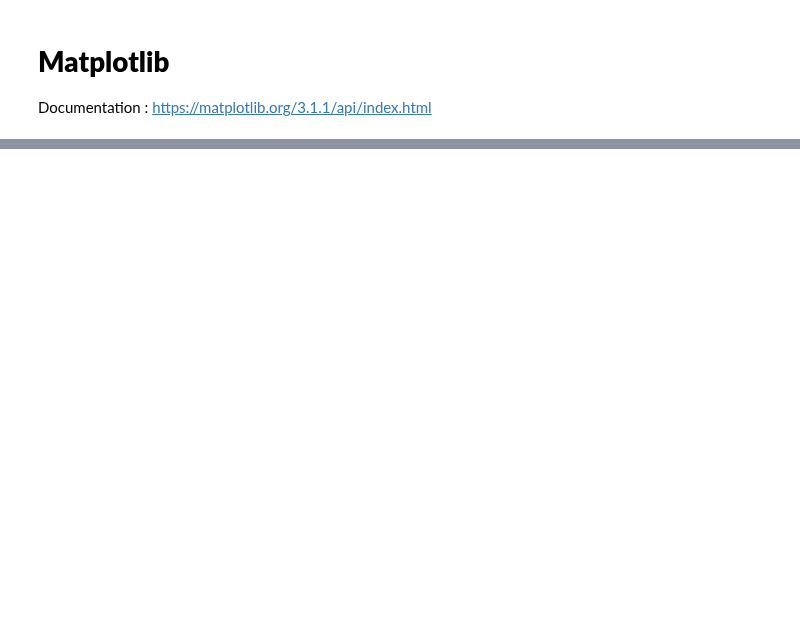
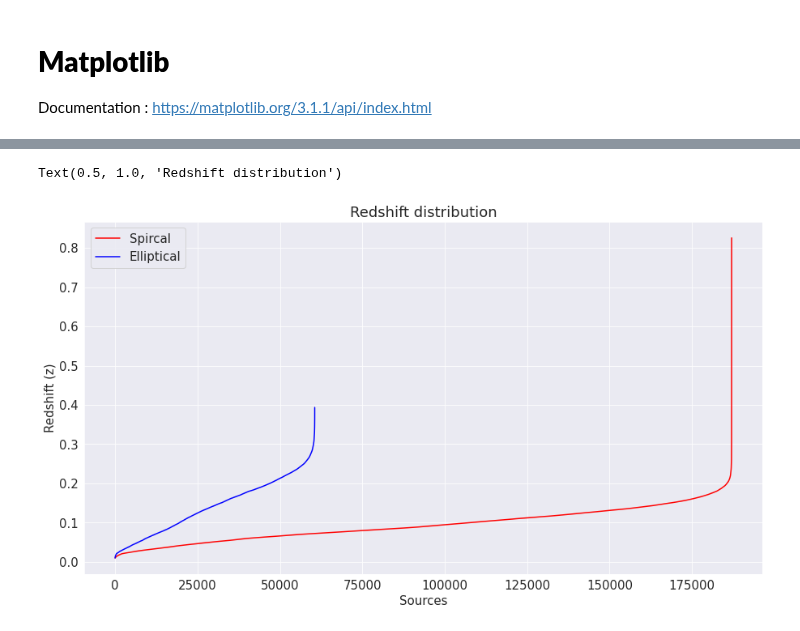
Before and after one commit to Jack3690/DDA, a Jupyter notebook: Week_1/Introduction_to_Python.ipynb, the cells around one changed output, grey strips where cells are left out. Saved outputs shown, nothing was run; the diff lists cells and outputs as text; code cells hidden in the pictures; blank space fills up the shorter version.

```diff
--- a/Week_1/Introduction_to_Python.ipynb
+++ b/Week_1/Introduction_to_Python.ipynb
@@ -18,6 +18,15 @@ Run all the cells below
 import numpy as np
 import pandas as pd
 import matplotlib.pyplot as plt
+
+# To improve Aesthetics of plots
+
+import matplotlib
+matplotlib.rcParams['figure.figsize'] = (15,8)
+matplotlib.rcParams['font.size'] = 15
+
+import seaborn as sb
+sb.set_style('darkgrid')
 # %%
 # Do not change
 !git clone https://github.com/Jack3690/DDA
@@ -181,0 +270,3 @@ Documentation : https://matplotlib.org/3.1.1/api/index.html
+# %%
+df_s = df[df['spiral']==1].sort_values('z')
+df_s
@@ -181,0 +287,3 @@ Documentation : https://matplotlib.org/3.1.1/api/index.html
+# %%
+df_e = df[df['elliptical']==1].sort_values('z')
+df_e
@@ -181,0 +304,15 @@ Documentation : https://matplotlib.org/3.1.1/api/index.html
+# %%
+z_s = df_s['z'].values
+z_e = df_e['z'].values
+
+plt.plot(z_s,color='red')
+
+plt.plot(z_e,color='blue')
+
+plt.legend(['Spircal','Elliptical'])
+plt.xlabel('Sources')
+plt.ylabel('Redshift (z)')
+plt.title("Redshift distribution")
+# %% [output]
+Text(0.5, 1.0, 'Redshift distribution')
+[figure, added]
```
Also changed, not shown: parts of 17 cells of this notebook.
